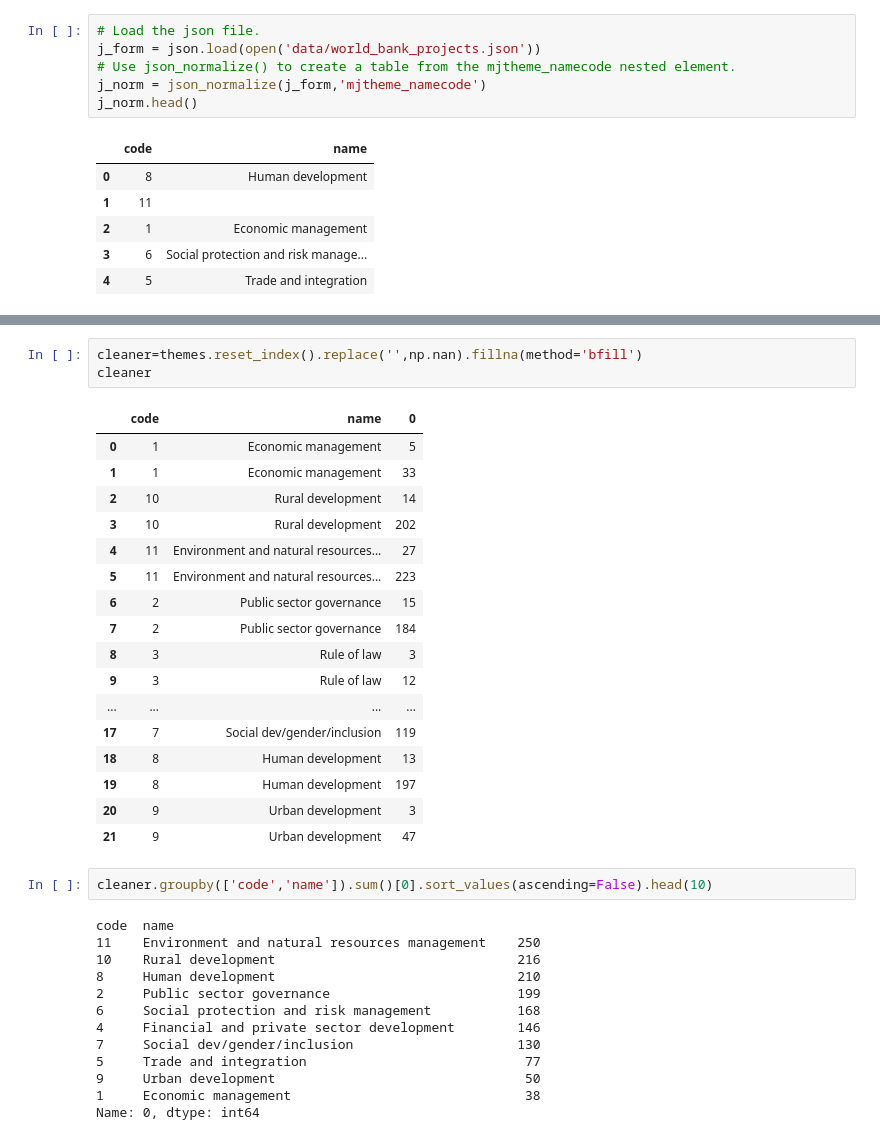
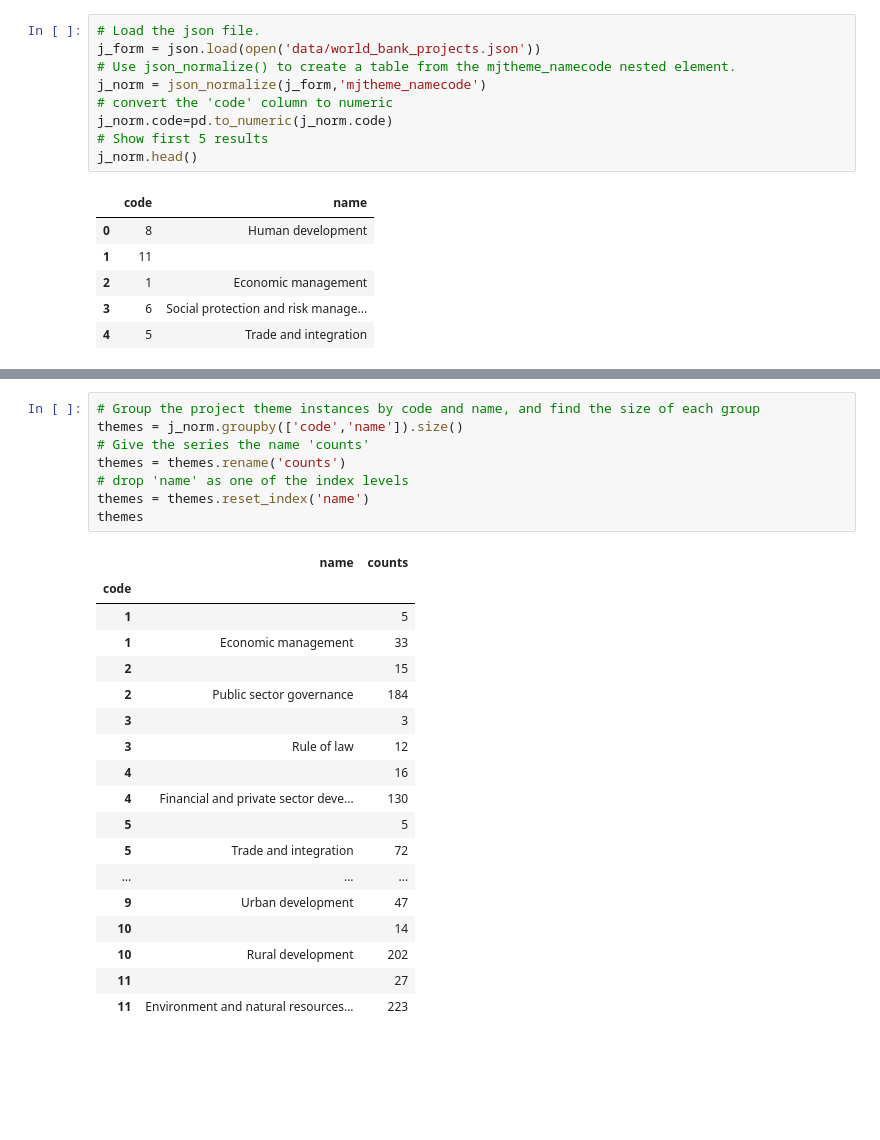
Before and after one commit to JCattera/data_wrangling_json, a Jupyter notebook: sliderule_dsi_json_exercise.ipynb, the cells around one changed output, grey strips where cells are left out. Cells and saved outputs as stored; diff of their text form; blank space fills up the shorter version.

```diff
--- a/sliderule_dsi_json_exercise.ipynb
+++ b/sliderule_dsi_json_exercise.ipynb
@@ -147,6 +170,9 @@ Find the top 10 major project themes (using column 'mjtheme_namecode')
 j_form = json.load(open('data/world_bank_projects.json'))
 # Use json_normalize() to create a table from the mjtheme_namecode nested element.
 j_norm = json_normalize(j_form,'mjtheme_namecode')
+# convert the 'code' column to numeric
+j_norm.code=pd.to_numeric(j_norm.code)
+# Show first 5 results
 j_norm.head()
 # %% [output]
 |  | code | name |
@@ -182,36 +186,27 @@ dtype: int64
-# %%
-cleaner=themes.reset_index().replace('',np.nan).fillna(method='bfill')
-cleaner
-# %% [output]
-|  | code | name | 0 |
-| 0 | 1 | Economic management | 5 |
-| 1 | 1 | Economic management | 33 |
-| 2 | 10 | Rural development | 14 |
-| 3 | 10 | Rural development | 202 |
-| 4 | 11 | Environment and natural resources... | 27 |
-| 5 | 11 | Environment and natural resources... | 223 |
-| 6 | 2 | Public sector governance | 15 |
-| 7 | 2 | Public sector governance | 184 |
-| 8 | 3 | Rule of law | 3 |
-| 9 | 3 | Rule of law | 12 |
-| ... | ... | ... | ... |
-| 17 | 7 | Social dev/gender/inclusion | 119 |
-| 18 | 8 | Human development | 13 |
-| 19 | 8 | Human development | 197 |
-| 20 | 9 | Urban development | 3 |
-| 21 | 9 | Urban development | 47 |
-# %%
-cleaner.groupby(['code','name']).sum()[0].sort_values(ascending=False).head(10)
-# %% [output]
-code  name
-11    Environment and natural resources management    250
-10    Rural development                               216
-8     Human development                               210
-2     Public sector governance                        199
-6     Social protection and risk management           168
-4     Financial and private sector development        146
-7     Social dev/gender/inclusion                     130
-5     Trade and integration                            77
-9     Urban development                                50
-1     Economic management                              38
-Name: 0, dtype: int64
+# %%
+# Group the project theme instances by code and name, and find the size of each group
+themes = j_norm.groupby(['code','name']).size()
+# Give the series the name 'counts'
+themes = themes.rename('counts')
+# drop 'name' as one of the index levels
+themes = themes.reset_index('name')
+themes
+# %% [output]
+|  | name | counts |
+| code |  |  |
+| 1 |  | 5 |
+| 1 | Economic management | 33 |
+| 2 |  | 15 |
+| 2 | Public sector governance | 184 |
+| 3 |  | 3 |
+| 3 | Rule of law | 12 |
+| 4 |  | 16 |
+| 4 | Financial and private sector deve... | 130 |
+| 5 |  | 5 |
+| 5 | Trade and integration | 72 |
+| ... | ... | ... |
+| 9 | Urban development | 47 |
+| 10 |  | 14 |
+| 10 | Rural development | 202 |
+| 11 |  | 27 |
+| 11 | Environment and natural resources... | 223 |
```
Also changed, not shown: parts of 27 cells of this notebook.
